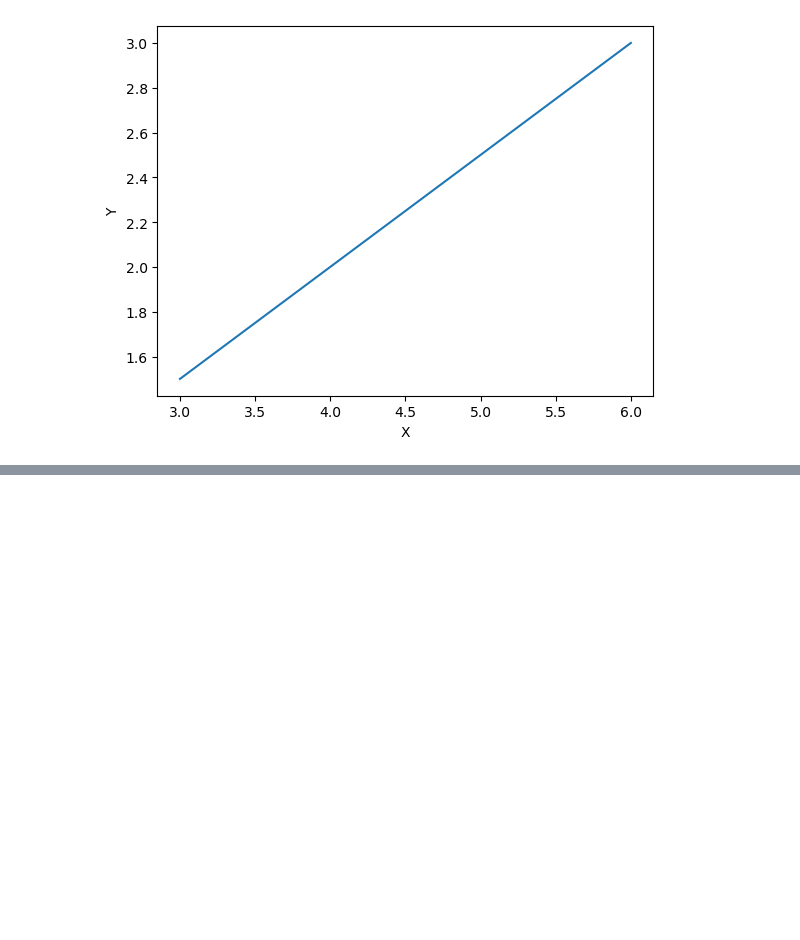
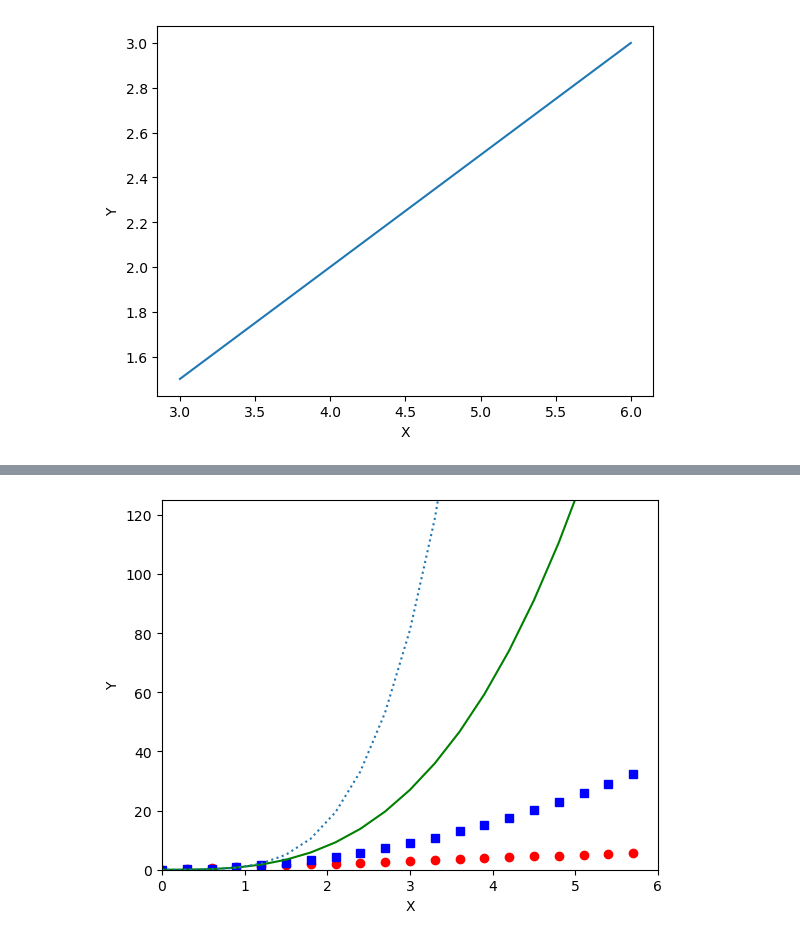
Before and after one commit to Dhrumil0103/Analyzing_Data_with_Python, a Jupyter notebook: Analyzing Data with Python.ipynb, the cells around one changed output, grey strips where cells are left out. Drawn from its saved outputs; the diff is of its cells as text; code cells hidden in the pictures; blank space fills up the shorter version.

```diff
--- a/Analyzing Data with Python.ipynb
+++ b/Analyzing Data with Python.ipynb
@@ -211,0 +214,10 @@ plt.show()
+# %%
+ard = np.arange(0,6,0.3) # Arange 0 to 6 with increments 0.3
+
+plt.plot(ard, ard, "ro", ard, ard**2, "bs", ard, ard**3, "g", ard, ard**4, ":") # Use Line style of x, x2, x3, x4
+plt.axis([0,6,0,125])
+plt.xlabel("X")
+plt.ylabel("Y")
+plt.show()
+# %% [output]
+[figure, added]
```
Also changed, not shown: parts of 5 cells of this notebook.
